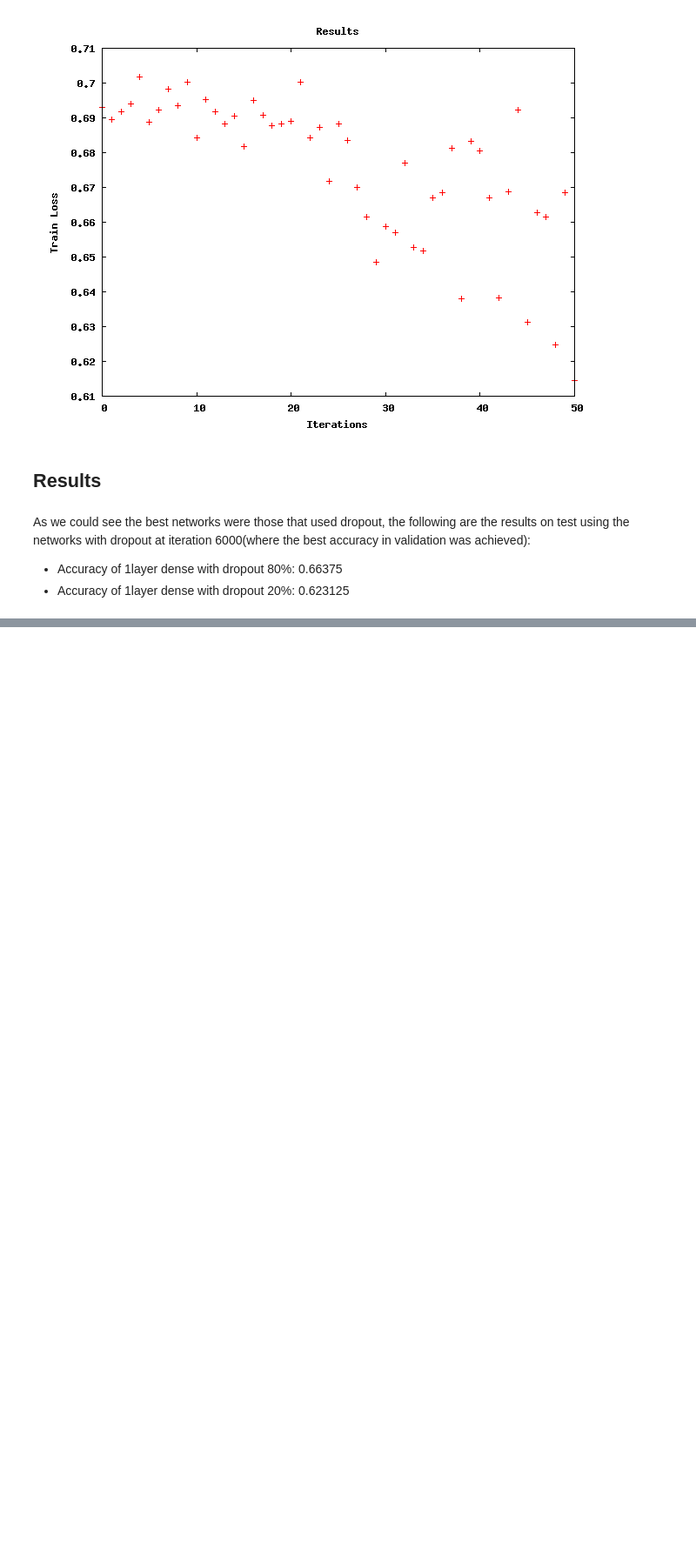
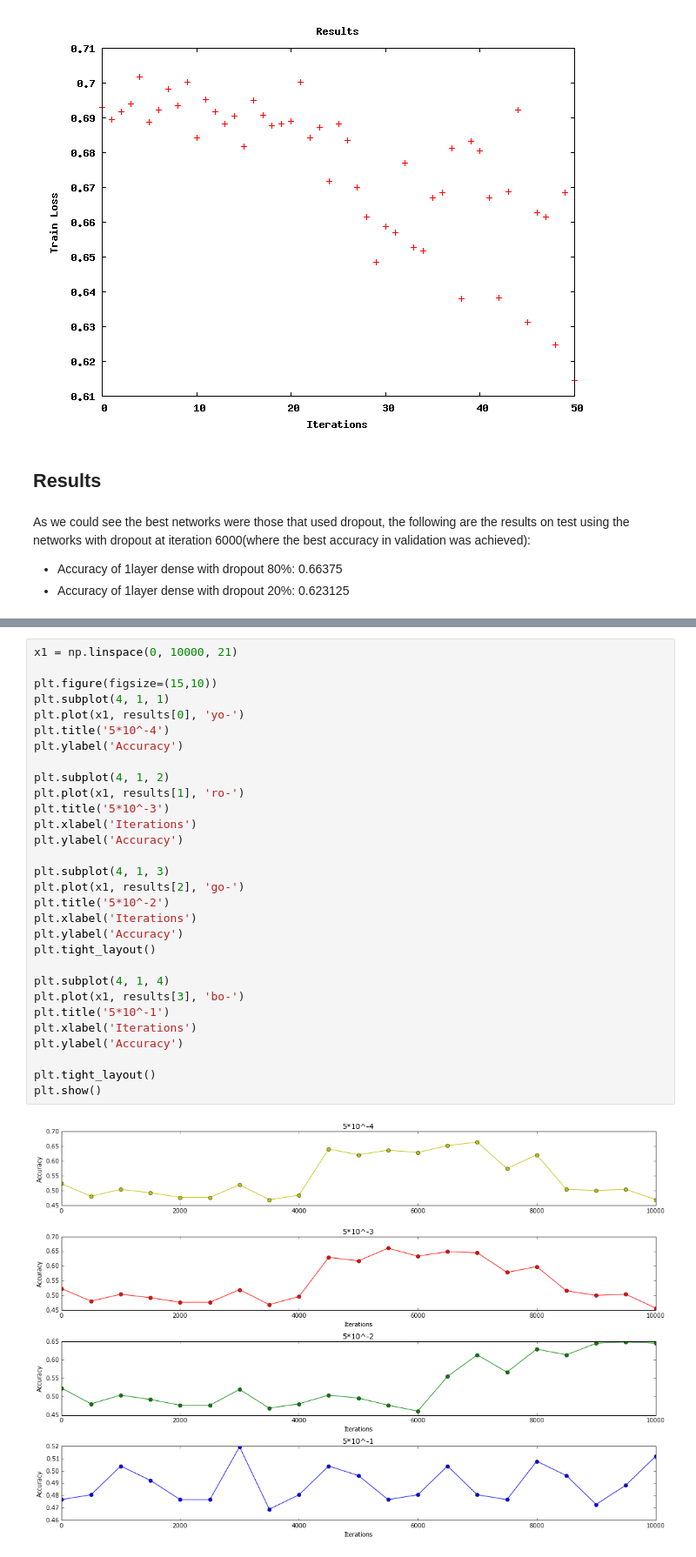
Before and after one commit to inulinux12/BCDR, a Jupyter notebook: LesionBCDR.ipynb, the cells around one changed output, grey strips where cells are left out. Shown: that part at 87% size. Drawn from its saved outputs; the diff is of its cells as text; blank space fills up the shorter version.

```diff
--- a/LesionBCDR.ipynb
+++ b/LesionBCDR.ipynb
@@ -81,0 +105,32 @@ As we could see the best networks were those that used dropout, the following ar
+# %%
+x1 = np.linspace(0, 10000, 21)
+
+plt.figure(figsize=(15,10))
+plt.subplot(4, 1, 1)
+plt.plot(x1, results[0], 'yo-')
+plt.title('5*10^-4')
+plt.ylabel('Accuracy')
+
+plt.subplot(4, 1, 2)
+plt.plot(x1, results[1], 'ro-')
+plt.title('5*10^-3')
+plt.xlabel('Iterations')
+plt.ylabel('Accuracy')
+
+plt.subplot(4, 1, 3)
+plt.plot(x1, results[2], 'go-')
+plt.title('5*10^-2')
+plt.xlabel('Iterations')
+plt.ylabel('Accuracy')
+plt.tight_layout()
+
+plt.subplot(4, 1, 4)
+plt.plot(x1, results[3], 'bo-')
+plt.title('5*10^-1')
+plt.xlabel('Iterations')
+plt.ylabel('Accuracy')
+
+plt.tight_layout()
+plt.show()
+# %% [output]
+[figure, added]
```
Also changed, not shown: parts of 9 cells of this notebook, 7 other files.
